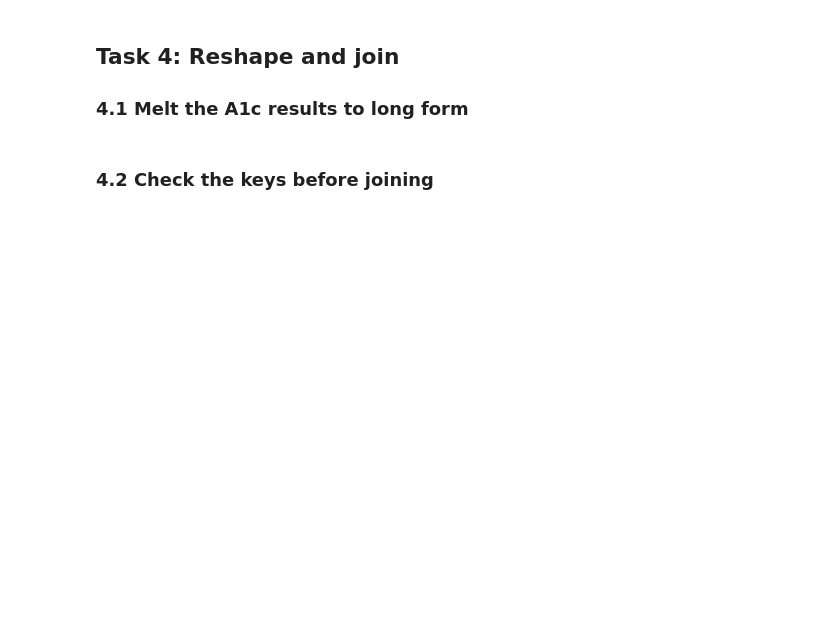
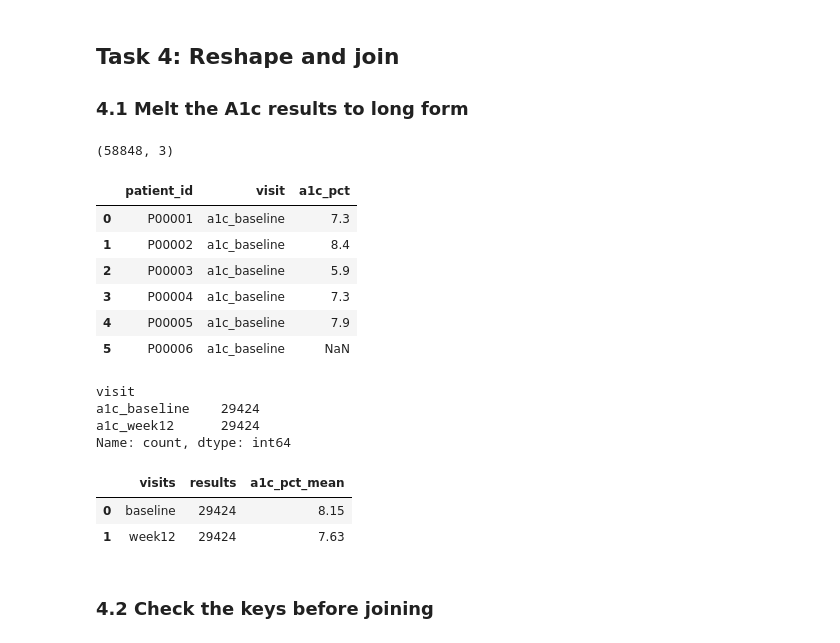
Before and after one commit to Emma-UCSF/ds217-26f-06, a Jupyter notebook: assignment.ipynb, the cells around one changed output. Saved outputs shown, nothing was run; the diff lists cells and outputs as text; code cells hidden in the pictures; blank space fills up the shorter version.

```diff
--- a/assignment.ipynb
+++ b/assignment.ipynb
@@ -192,7 +326,56 @@ decision_table
 # %%
 # TODO: melt raw["a1c_wide"], map the visit labels, drop the rows with no result,
 # then save the per-visit summary to A1C_SUMMARY_PATH (README Task 4.1).
-a1c_long = None
+a1c_long = raw["a1c_wide"].melt(
+    id_vars=["patient_id"],
+    value_vars=["a1c_baseline", "a1c_week12"],
+    var_name="visit",
+    value_name="a1c_pct",
+)
+print(a1c_long.shape)
+display(a1c_long.head(6))
+
+print(a1c_long['visit'].value_counts(dropna=False))
+visit_codes_2 = {
+    'a1c_baseline': 'baseline',
+    'a1c_week12': 'week12'
+}
+a1c_long['visit'] = a1c_long['visit'].str.strip().str.lower().map(visit_codes_2)
+
+a1c_long["a1c_pct"].dtype
+
+a1c_long.dropna(subset=["a1c_pct"]).reset_index(drop=True)
+
+a1c_summary = pd.DataFrame({
+"visits": ["baseline", "week12"],
+"results": [
+    (a1c_long["visit"] == "baseline").sum(),
+    (a1c_long["visit"] == "week12").sum()
+    ],
+"a1c_pct_mean": [
+    round(a1c_long.loc[a1c_long["visit"] == "baseline", "a1c_pct"].mean(), 2),
+    round(a1c_long.loc[a1c_long["visit"] == "week12", "a1c_pct"].mean(), 2)
+]
+})
+display(a1c_summary)
+
+a1c_summary.to_csv(A1C_SUMMARY_PATH, index=False)
+# %% [output]
+(58848, 3)
+|  | patient_id | visit | a1c_pct |
+| 0 | P00001 | a1c_baseline | 7.3 |
+| 1 | P00002 | a1c_baseline | 8.4 |
+| 2 | P00003 | a1c_baseline | 5.9 |
+| 3 | P00004 | a1c_baseline | 7.3 |
+| 4 | P00005 | a1c_baseline | 7.9 |
+| 5 | P00006 | a1c_baseline | NaN |
+visit
+a1c_baseline    29424
+a1c_week12      29424
+Name: count, dtype: int64
+|  | visits | results | a1c_pct_mean |
+| 0 | baseline | 29424 | 8.15 |
+| 1 | week12 | 29424 | 7.63 |
 # %% [markdown]
 ### 4.2 Check the keys before joining
 # %%
```
Also changed, not shown: parts of 16 cells of this notebook, 6 other files.
